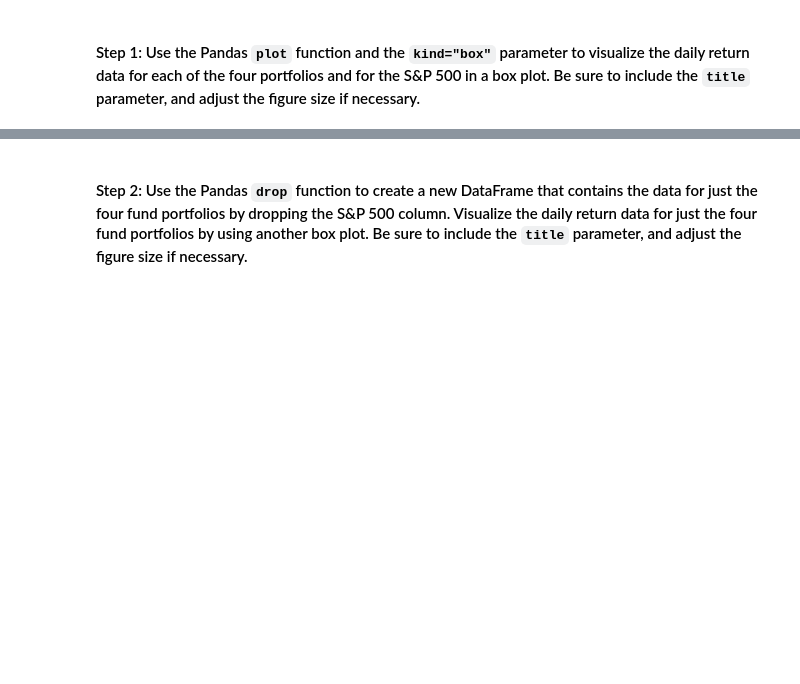
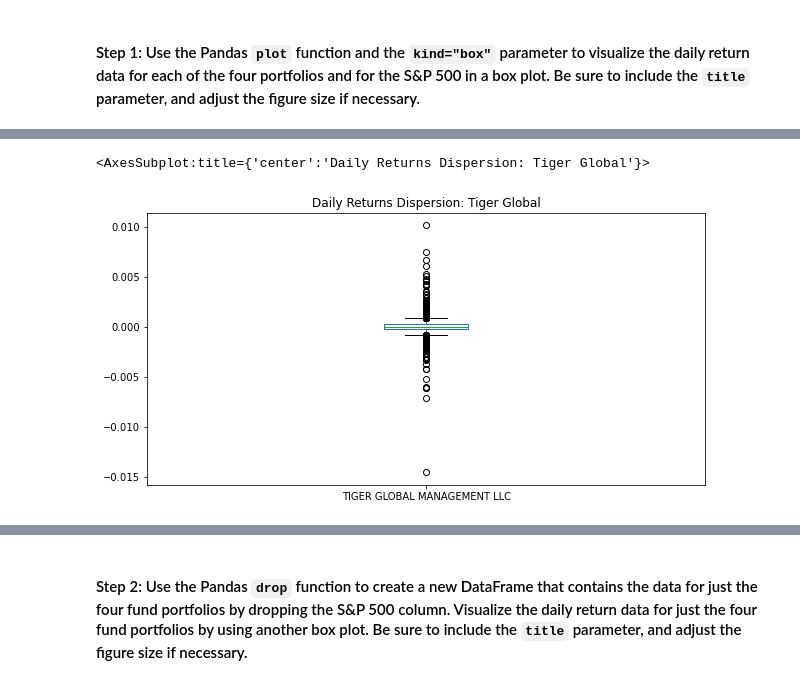
Before and after one commit to AquibaB/Analysis-investment-portfolio, a Jupyter notebook: risk_return_analysis.ipynb, the cells around one changed output, grey strips where cells are left out. Saved outputs shown, nothing was run; the diff lists cells and outputs as text; code cells hidden in the pictures; blank space fills up the shorter version.

```diff
--- a/risk_return_analysis.ipynb
+++ b/risk_return_analysis.ipynb
@@ -205,0 +215,6 @@ Analyze the volatility of each of the four fund portfolios and of the S&P 500 In
+# %%
+# Tiger Global daily returns dispersion
+daily_returns["TIGER GLOBAL MANAGEMENT LLC"].plot(kind='box', figsize=(10,5), title='Daily Returns Dispersion: Tiger Global')
+# %% [output]
+<AxesSubplot:title={'center':'Daily Returns Dispersion: Tiger Global'}>
+[figure, added]
```
Also changed, not shown: parts of 4 cells of this notebook.
